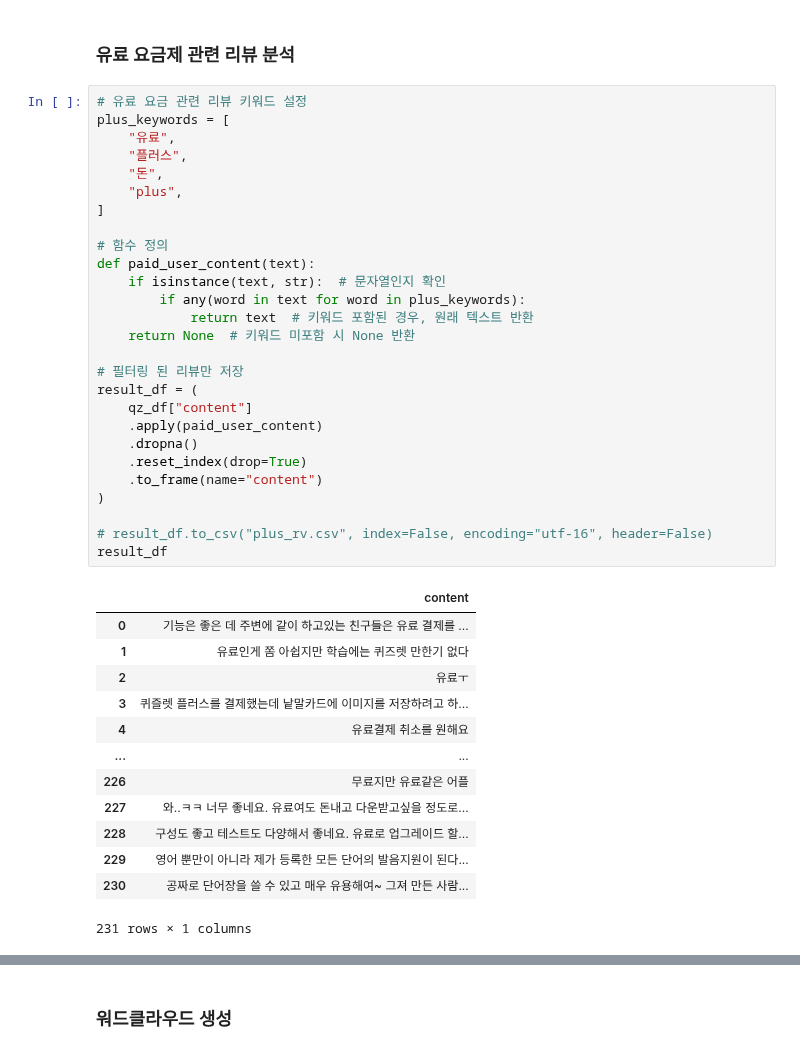
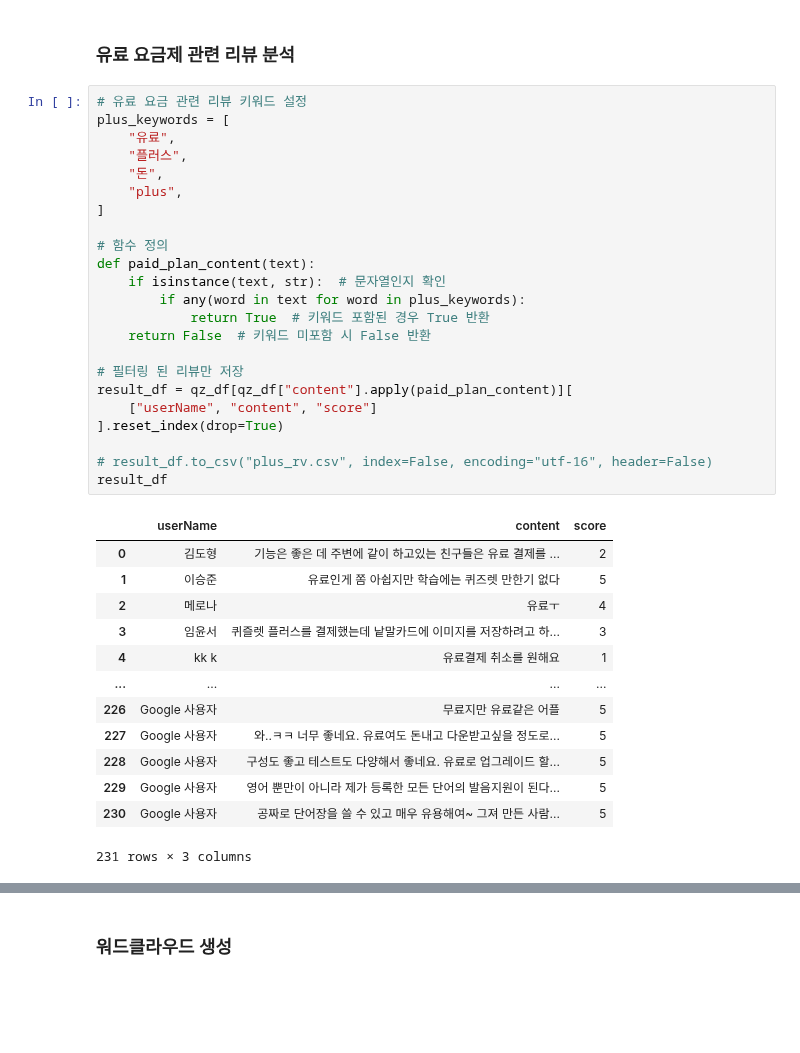
Before and after one commit to Ahram-Jeong/python-ml, a Jupyter notebook: 2_crawling/google_play_scraper.ipynb, the cells around one changed output, grey strips where cells are left out. Cells and saved outputs as stored; diff of their text form; blank space fills up the shorter version.

```diff
--- a/2_crawling/google_play_scraper.ipynb
+++ b/2_crawling/google_play_scraper.ipynb
@@ -100,41 +100,37 @@ Name: proportion, dtype: float64
 # %%
 # 유료 요금 관련 리뷰 키워드 설정
 plus_keywords = [
     "유료",
     "플러스",
     "돈",
     "plus",
 ]
 
 # 함수 정의
-def paid_user_content(text):
+def paid_plan_content(text):
     if isinstance(text, str):  # 문자열인지 확인
         if any(word in text for word in plus_keywords):
-            return text  # 키워드 포함된 경우, 원래 텍스트 반환
-    return None  # 키워드 미포함 시 None 반환
+            return True  # 키워드 포함된 경우 True 반환
+    return False  # 키워드 미포함 시 False 반환
 
 # 필터링 된 리뷰만 저장
-result_df = (
-    qz_df["content"]
-    .apply(paid_user_content)
-    .dropna()
-    .reset_index(drop=True)
-    .to_frame(name="content")
-)
+result_df = qz_df[qz_df["content"].apply(paid_plan_content)][
+    ["userName", "content", "score"]
+].reset_index(drop=True)
 
 # result_df.to_csv("plus_rv.csv", index=False, encoding="utf-16", header=False)
 result_df
 # %% [output]
-|  | content |
-| 0 | 기능은 좋은 데 주변에 같이 하고있는 친구들은 유료 결제를 ... |
-| 1 | 유료인게 쫌 아쉽지만 학습에는 퀴즈렛 만한기 없다 |
-| 2 | 유료ㅜ |
-| 3 | 퀴즐렛 플러스를 결제했는데 낱말카드에 이미지를 저장하려고 하... |
-| 4 | 유료결제 취소를 원해요 |
-| ... | ... |
-| 226 | 무료지만 유료같은 어플 |
-| 227 | 와..ㅋㅋ 너무 좋네요. 유료여도 돈내고 다운받고싶을 정도로... |
-| 228 | 구성도 좋고 테스트도 다양해서 좋네요. 유료로 업그레이드 할... |
-| 229 | 영어 뿐만이 아니라 제가 등록한 모든 단어의 발음지원이 된다... |
-| 230 | 공짜로 단어장을 쓸 수 있고 매우 유용해여~ 그져 만든 사람... |
+|  | userName | content | score |
+| 0 | 김도형 | 기능은 좋은 데 주변에 같이 하고있는 친구들은 유료 결제를 ... | 2 |
+| 1 | 이승준 | 유료인게 쫌 아쉽지만 학습에는 퀴즈렛 만한기 없다 | 5 |
+| 2 | 메로나 | 유료ㅜ | 4 |
+| 3 | 임윤서 | 퀴즐렛 플러스를 결제했는데 낱말카드에 이미지를 저장하려고 하... | 3 |
+| 4 | kk k | 유료결제 취소를 원해요 | 1 |
+| ... | ... | ... | ... |
+| 226 | Google 사용자 | 무료지만 유료같은 어플 | 5 |
+| 227 | Google 사용자 | 와..ㅋㅋ 너무 좋네요. 유료여도 돈내고 다운받고싶을 정도로... | 5 |
+| 228 | Google 사용자 | 구성도 좋고 테스트도 다양해서 좋네요. 유료로 업그레이드 할... | 5 |
+| 229 | Google 사용자 | 영어 뿐만이 아니라 제가 등록한 모든 단어의 발음지원이 된다... | 5 |
+| 230 | Google 사용자 | 공짜로 단어장을 쓸 수 있고 매우 유용해여~ 그져 만든 사람... | 5 |
-231 rows × 1 columns
+231 rows × 3 columns
```
Also changed, not shown: parts of 4 cells of this notebook.
